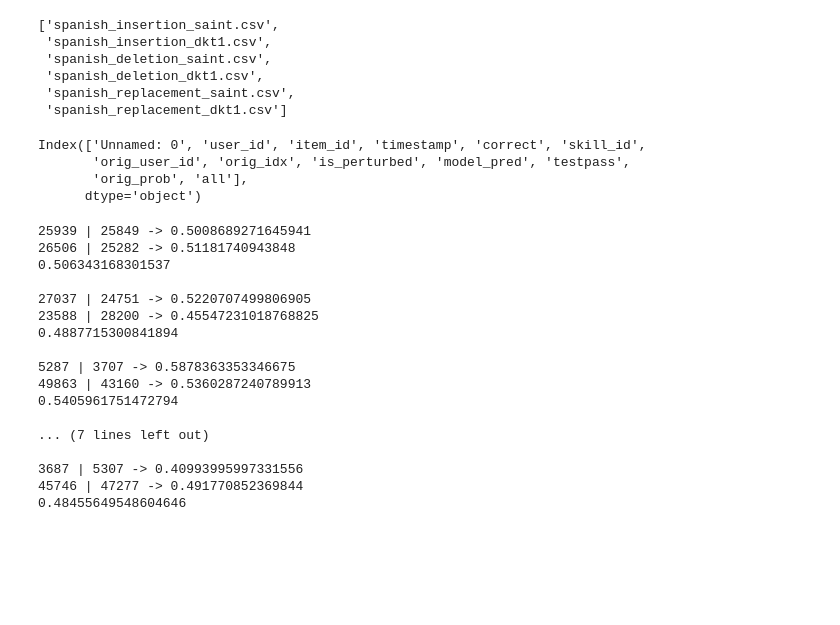
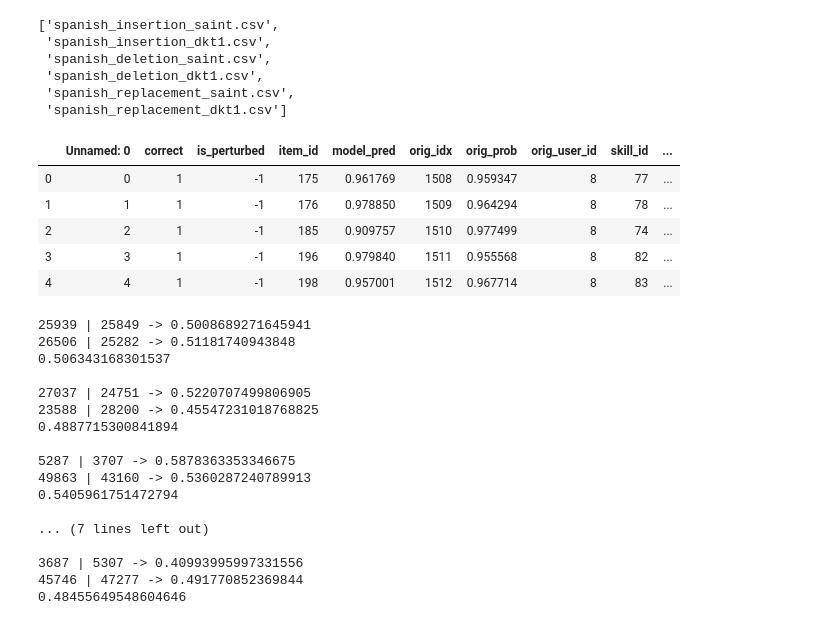
Before and after one commit to providentiasam/learner-performance-prediction, a Jupyter notebook: results/bt_perturbation_analysis.ipynb, the cells around one changed output. Drawn from its saved outputs; the diff is of its cells as text; code cells hidden in the pictures; blank space fills up the shorter version.

```diff
--- a/results/bt_perturbation_analysis.ipynb
+++ b/results/bt_perturbation_analysis.ipynb
@@ -18,14 +19,16 @@ result_list = []
 for fn in filenames:
     result_list.append(pd.read_csv(fn))
 # %%
-x = result_list[0]
+x = result_list[2]
 # %%
-x.columns
+x.head()
 # %% [output]
-Index(['Unnamed: 0', 'user_id', 'item_id', 'timestamp', 'correct', 'skill_id',
-       'orig_user_id', 'orig_idx', 'is_perturbed', 'model_pred', 'testpass',
-       'orig_prob', 'all'],
-      dtype='object')
+|  | Unnamed: 0 | correct | is_perturbed | item_id | model_pred | orig_idx | orig_prob | orig_user_id | skill_id | ... |
+| 0 | 0 | 1 | -1 | 175 | 0.961769 | 1508 | 0.959347 | 8 | 77 | ... |
+| 1 | 1 | 1 | -1 | 176 | 0.978850 | 1509 | 0.964294 | 8 | 78 | ... |
+| 2 | 2 | 1 | -1 | 185 | 0.909757 | 1510 | 0.977499 | 8 | 74 | ... |
+| 3 | 3 | 1 | -1 | 196 | 0.979840 | 1511 | 0.955568 | 8 | 82 | ... |
+| 4 | 4 | 1 | -1 | 198 | 0.957001 | 1512 | 0.967714 | 8 | 83 | ... |
 # %%
 threshold = 0
 
```
Also changed, not shown: parts of 7 cells of this notebook.
